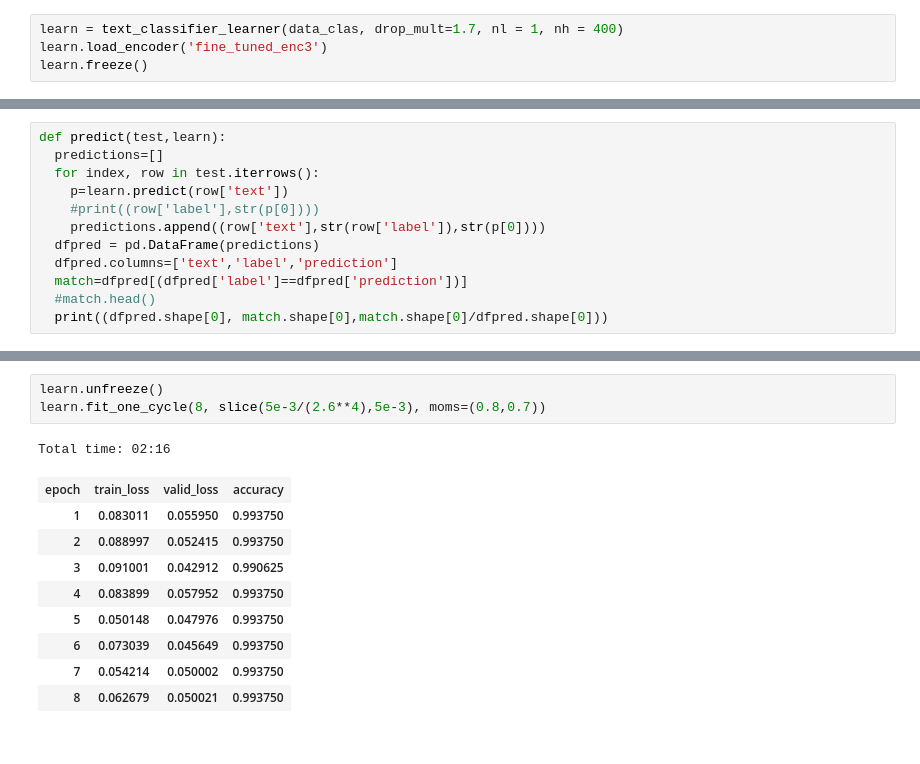
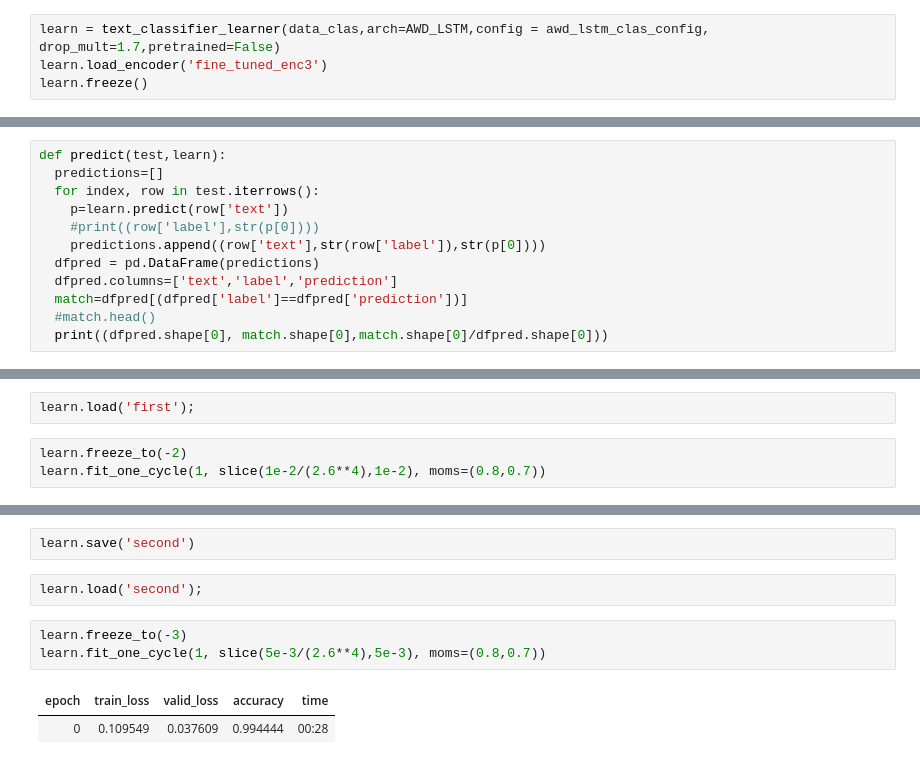
Before and after one commit to dtylor/WalkRNN, a Jupyter notebook: GraphLM_walk_AIDS.ipynb, the cells around one changed output, grey strips where cells are left out. Cells and saved outputs as stored; diff of their text form.

```diff
--- a/GraphLM_walk_AIDS.ipynb
+++ b/GraphLM_walk_AIDS.ipynb
@@ -294,5 +383,5 @@ data_clas.show_batch()
 # %%
-learn = text_classifier_learner(data_clas, drop_mult=1.7, nl = 1, nh = 400)
+learn = text_classifier_learner(data_clas,arch=AWD_LSTM,config = awd_lstm_clas_config, drop_mult=1.7,pretrained=False)
 learn.load_encoder('fine_tuned_enc3')
 learn.freeze()
 # %%
@@ -333,0 +422,5 @@ Total time: 00:09
+# %%
+learn.load('first');
+# %%
+learn.freeze_to(-2)
+learn.fit_one_cycle(1, slice(1e-2/(2.6**4),1e-2), moms=(0.8,0.7))
@@ -338,17 +434,13 @@ predict(test,learn)
+# %%
+learn.save('second')
+# %%
+learn.load('second');
 # %%
-learn.unfreeze()
-learn.fit_one_cycle(8, slice(5e-3/(2.6**4),5e-3), moms=(0.8,0.7))
+learn.freeze_to(-3)
+learn.fit_one_cycle(1, slice(5e-3/(2.6**4),5e-3), moms=(0.8,0.7))
 # %% [output]
-Total time: 02:16
-| epoch | train_loss | valid_loss | accuracy |
-| 1 | 0.083011 | 0.055950 | 0.993750 |
-| 2 | 0.088997 | 0.052415 | 0.993750 |
-| 3 | 0.091001 | 0.042912 | 0.990625 |
-| 4 | 0.083899 | 0.057952 | 0.993750 |
-| 5 | 0.050148 | 0.047976 | 0.993750 |
-| 6 | 0.073039 | 0.045649 | 0.993750 |
-| 7 | 0.054214 | 0.050002 | 0.993750 |
-| 8 | 0.062679 | 0.050021 | 0.993750 |
+| epoch | train_loss | valid_loss | accuracy | time |
+| 0 | 0.109549 | 0.037609 | 0.994444 | 00:28 |
 # %%
 predict(test,learn)
 # %% [output]
```
Also changed, not shown: parts of 55 cells of this notebook.
